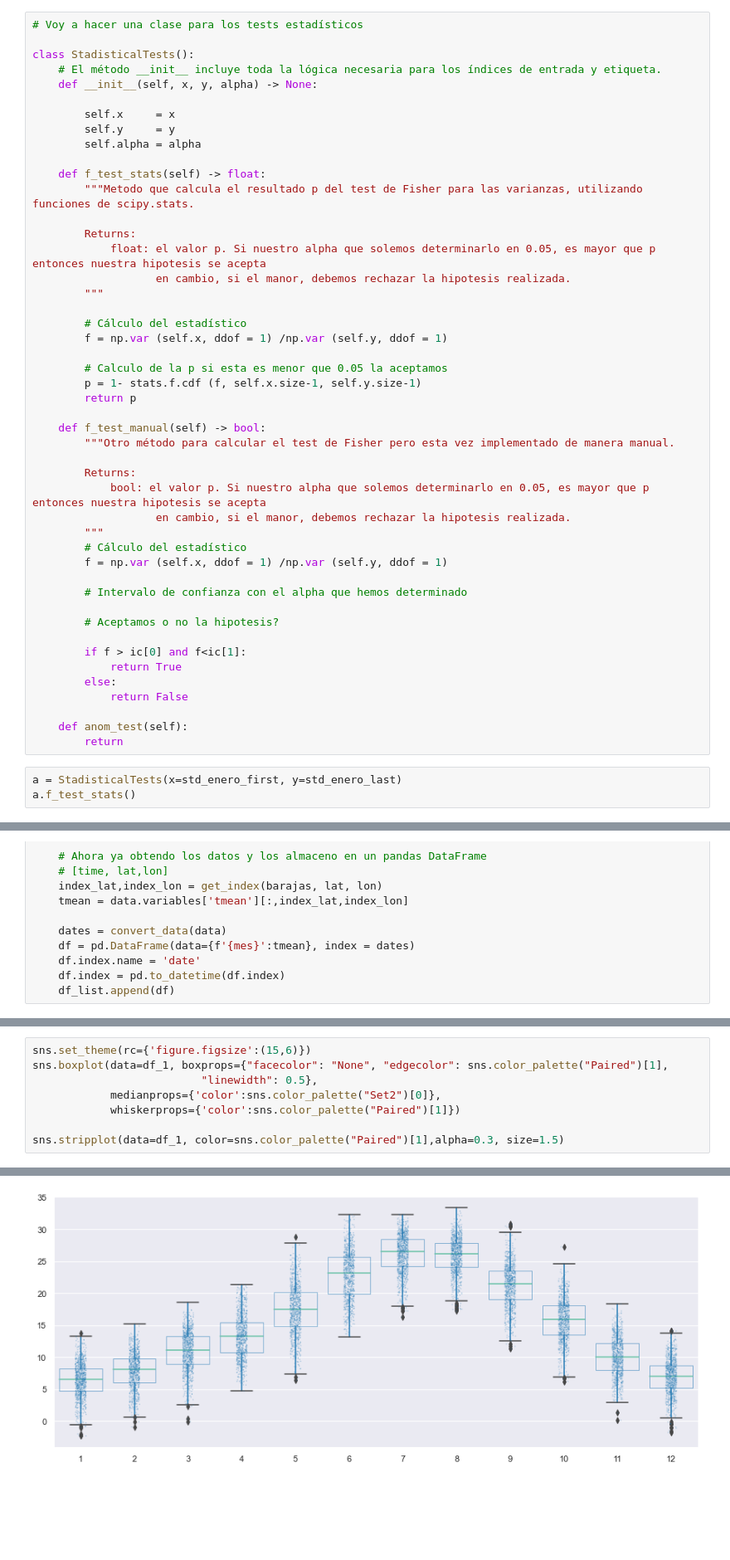
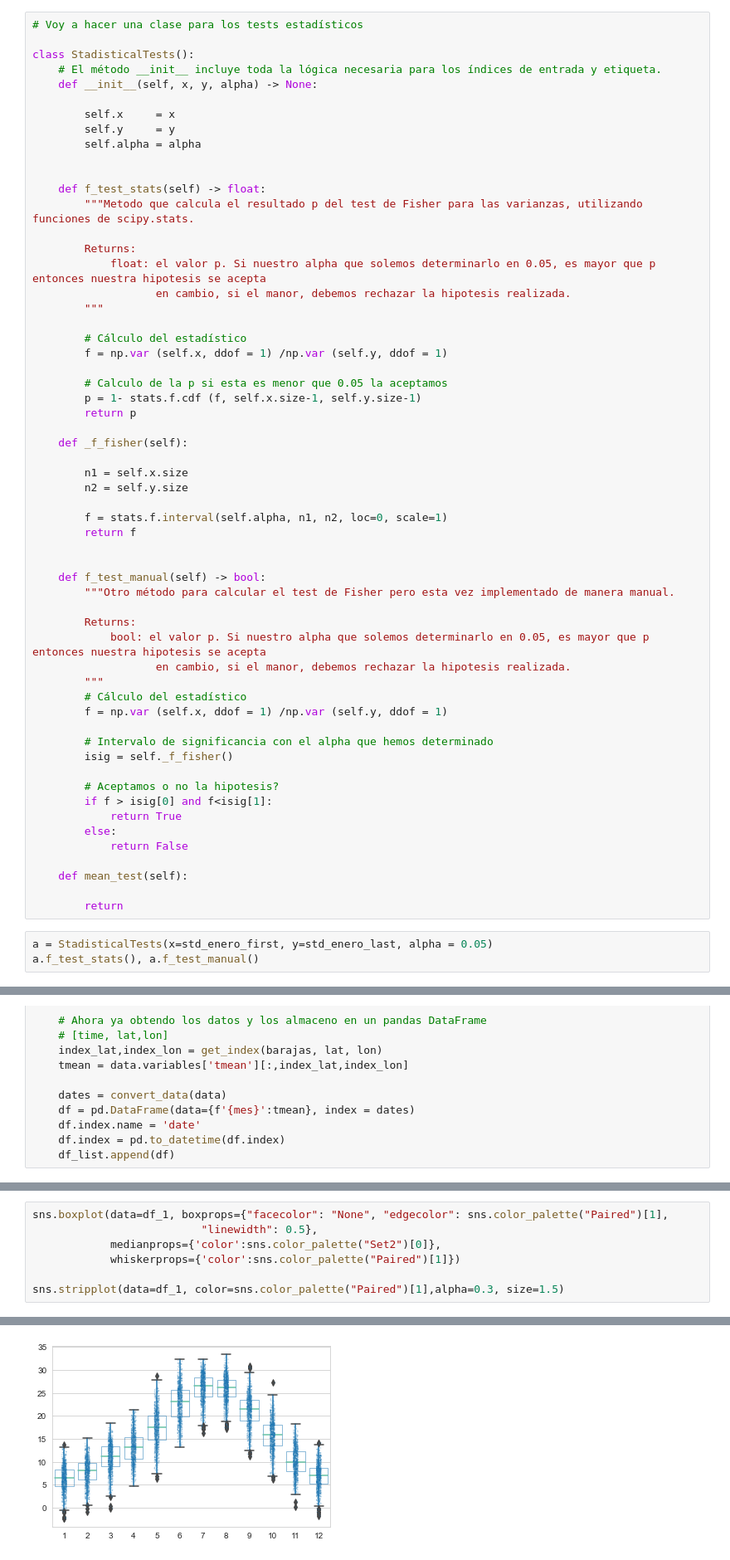
Before and after one commit to nagoremeabe/primera_practica_analisis, a Jupyter notebook: ejercicio_1.ipynb, the cells around one changed output, grey strips where cells are left out. Shown: that part at 83% size. Drawn from its saved outputs; the diff is of its cells as text; blank space fills up the shorter version.

Commit message:
f test

```diff
--- a/ejercicio_1.ipynb
+++ b/ejercicio_1.ipynb
@@ -259,6 +259,7 @@ class StadisticalTests():
         self.x     = x
         self.y     = y
         self.alpha = alpha
+
 
     def f_test_stats(self) -> float:
         """Metodo que calcula el resultado p del test de Fisher para las varianzas, utilizando funciones de scipy.stats.
@@ -275,6 +276,15 @@ class StadisticalTests():
         p = 1- stats.f.cdf (f, self.x.size-1, self.y.size-1)
         return p
 
+    def _f_fisher(self):
+
+        n1 = self.x.size
+        n2 = self.y.size
+
+        f = stats.f.interval(self.alpha, n1, n2, loc=0, scale=1)
+        return f
+
+
     def f_test_manual(self) -> bool:
         """Otro método para calcular el test de Fisher pero esta vez implementado de manera manual.
 
@@ -285,18 +295,19 @@ class StadisticalTests():
         # Cálculo del estadístico
         f = np.var (self.x, ddof = 1) /np.var (self.y, ddof = 1)
 
-        # Intervalo de confianza con el alpha que hemos determinado
+        # Intervalo de significancia con el alpha que hemos determinado
+        isig = self._f_fisher()
 
         # Aceptamos o no la hipotesis?
-
-        if f > ic[0] and f<ic[1]:
+        if f > isig[0] and f<isig[1]:
             return True
         else:
             return False
 
-    def anom_test(self):
+    def mean_test(self):
+
         return
 # %%
-a = StadisticalTests(x=std_enero_first, y=std_enero_last)
-a.f_test_stats()
+a = StadisticalTests(x=std_enero_first, y=std_enero_last, alpha = 0.05)
+a.f_test_stats(), a.f_test_manual()
 # %% [output]
@@ -393,14 +404,13 @@ Text(0.5, 1.0, 'Ciclo Estacional')
 # %%
-sns.set_theme(rc={'figure.figsize':(15,6)})
 sns.boxplot(data=df_1, boxprops={"facecolor": "None", "edgecolor": sns.color_palette("Paired")[1],
                           "linewidth": 0.5},
             medianprops={'color':sns.color_palette("Set2")[0]},
             whiskerprops={'color':sns.color_palette("Paired")[1]})
 
 sns.stripplot(data=df_1, color=sns.color_palette("Paired")[1],alpha=0.3, size=1.5)
 # %% [output]
 <AxesSubplot:>
-[figure, old version]
+[figure, new version]
 # %%
 df_list[0].hist(figsize=(15,5), color='blue', alpha=0.3, edgecolor='blue',label='Enero')
 plt.title('Histograma de temperaturas',fontsize=15)
```
Also changed, not shown: parts of 2 cells of this notebook, 1 other file.
